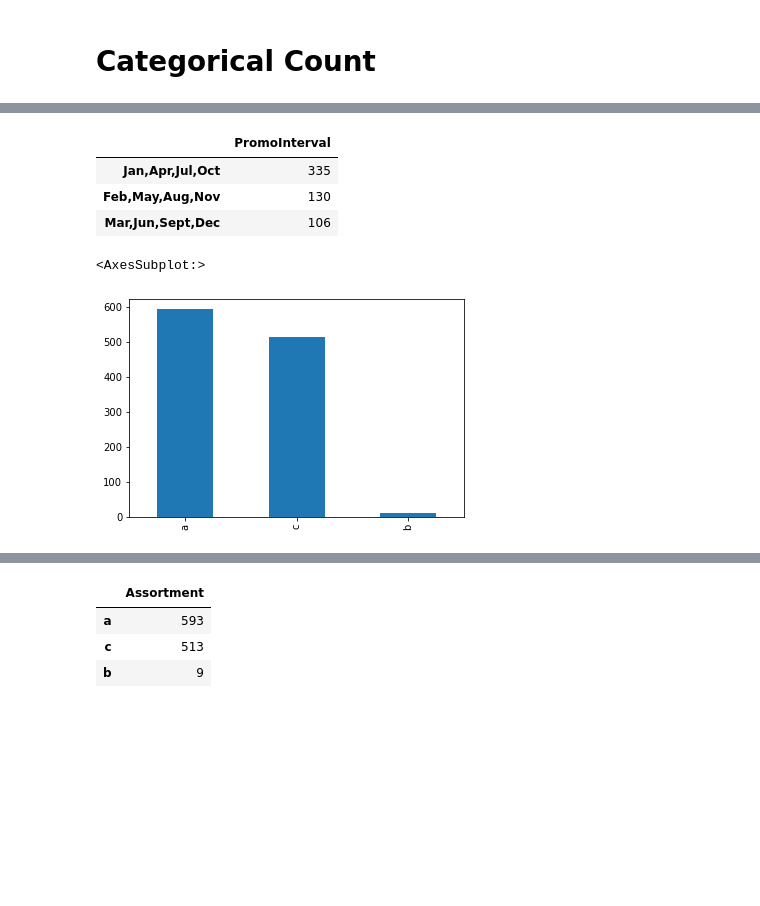
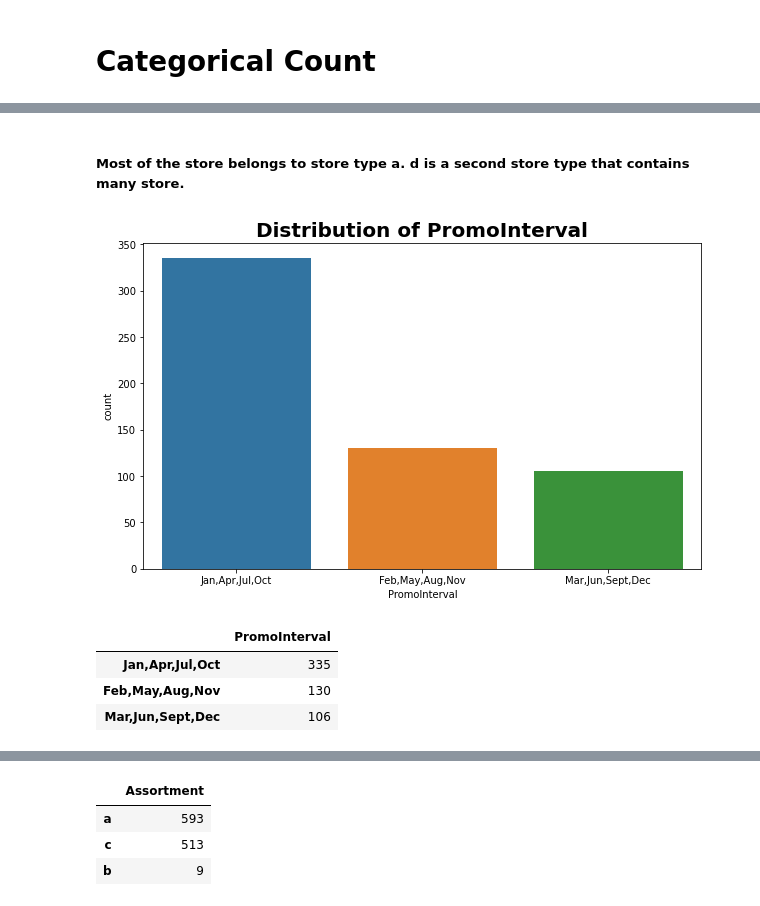
Before and after one commit to degagawolde/pharmaceutical-sales-prediction, a Jupyter notebook: notebooks/StoreDataExploration.ipynb, the cells around one changed output, grey strips where cells are left out. Drawn from its saved outputs; the diff is of its cells as text; code cells hidden in the pictures; blank space fills up the shorter version.

```diff
--- a/notebooks/StoreDataExploration.ipynb
+++ b/notebooks/StoreDataExploration.ipynb
@@ -118,12 +127,13 @@ store_df['PromoInterval'].value_counts().plot(kind='bar')
+# %% [markdown]
+##### Most of the store belongs to store type a. d is a second store type that contains many store.
 # %%
-get_percentage_counts(store_df, 'PromoInterval')
+pl.plot_count(store_df,'PromoInterval')
 # %% [output]
-|  | PromoInterval |
-| Jan,Apr,Jul,Oct | 335 |
-| Feb,May,Aug,Nov | 130 |
-| Mar,Jun,Sept,Dec | 106 |
+[figure, added]
-# %%
-store_df['Assortment'].value_counts().plot(kind='bar')
-# %% [output]
-<AxesSubplot:>
-[figure, removed]
+# %%
+data_loader.get_percentage_counts(store_df, 'PromoInterval')
+# %% [output]
+|  | PromoInterval |
+| Jan,Apr,Jul,Oct | 335 |
+| Feb,May,Aug,Nov | 130 |
+| Mar,Jun,Sept,Dec | 106 |
```
Also changed, not shown: parts of 33 cells of this notebook, 9 other files.
